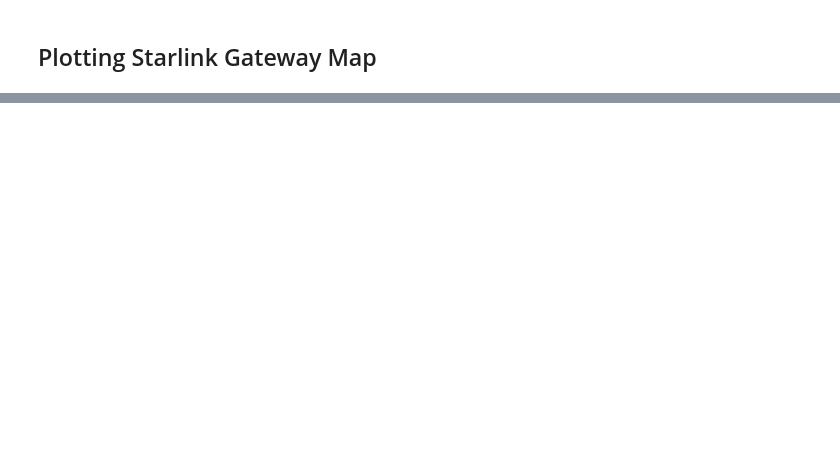
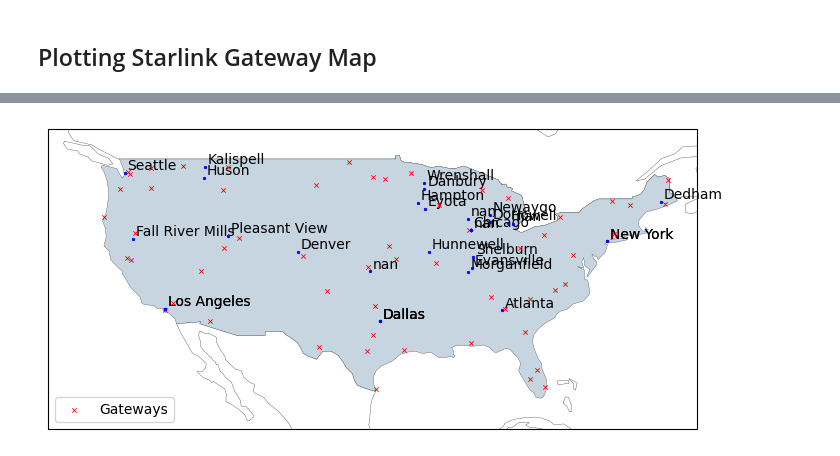
Before and after one commit to Rakagami/datascience_satellites_and_me, a Jupyter notebook: maps.ipynb, the cells around one changed output, grey strips where cells are left out. Cells and saved outputs as stored; diff of their text form; code cells hidden in the pictures; blank space fills up the shorter version.

```diff
--- a/maps.ipynb
+++ b/maps.ipynb
@@ -300,0 +303,42 @@ plt.show()
+# %%
+continents = ["AF", "AS", "EU", "NA", "OC", "SA"]
+cols = ["#c1d5e2", "#ce9c7f", "#7598b6", "#6a7465", "#914c09", "#663979", "#fbe17b"]
+
+world = geopandas.read_file(geopandas.datasets.get_path('naturalearth_lowres'))
+
+fig, ax = plt.subplots(figsize=(7, 3), subplot_kw={'projection': ccrs.PlateCarree()})
+
+ax.set_xlim([-130, -65])
+ax.set_ylim([22, 52])
+
+# Plot Country
+cmap = colors.ListedColormap(cols[:-2])
+world.plot(facecolor = "white", edgecolor="black", ax=ax, linewidth=0.2)
+
+# Plot US Regions and Starlink Gateways
+plotCountryPatch(ax, "United States of America", cols[2])
+plot_gsdata(slgs_df[(slgs_df["cc"] == "US")],
+            ax, "Gateways", "x", "red", size=10)
+
+# Plot cities
+df_cities = pd.read_csv("data/mlab_starlink_data/cities_overview.csv")
+us_cities = df_cities[df_cities["ClientCountry"] == "United States"].copy()
+ghlist = us_cities["ClientGeohash"]
+us_cities["lat"]  = us_cities["ClientGeohash"].apply(lambda gh: geohash.decode(gh)[0])
+us_cities["long"] = us_cities["ClientGeohash"].apply(lambda gh: geohash.decode(gh)[1])
+plot_gsdata(us_cities,
+            ax, "", "o", "blue", size=3)
+for x, y, label in zip(us_cities["long"], us_cities["lat"], us_cities["ClientCity"]):
+    ax.annotate(label, xy=(x, y), xytext=(2, 2), textcoords="offset points")
+
+plt.legend(loc = "lower left")
+#plt.legend(loc='upper center', bbox_to_anchor=(0.5, 1.1),
+#          ncol=4, fancybox=True, shadow=True)
+#ax.set_axis_off()
+
+#plt.axis('tight')
+plt.tight_layout(pad=0)
+plt.savefig("figures/starlink_gws_US.pdf", pad_inches=0, bbox_inches='tight')
+plt.show()
+# %% [output]
+[figure, added]
```
Also changed, not shown: parts of 2 cells of this notebook, 3 other files.
